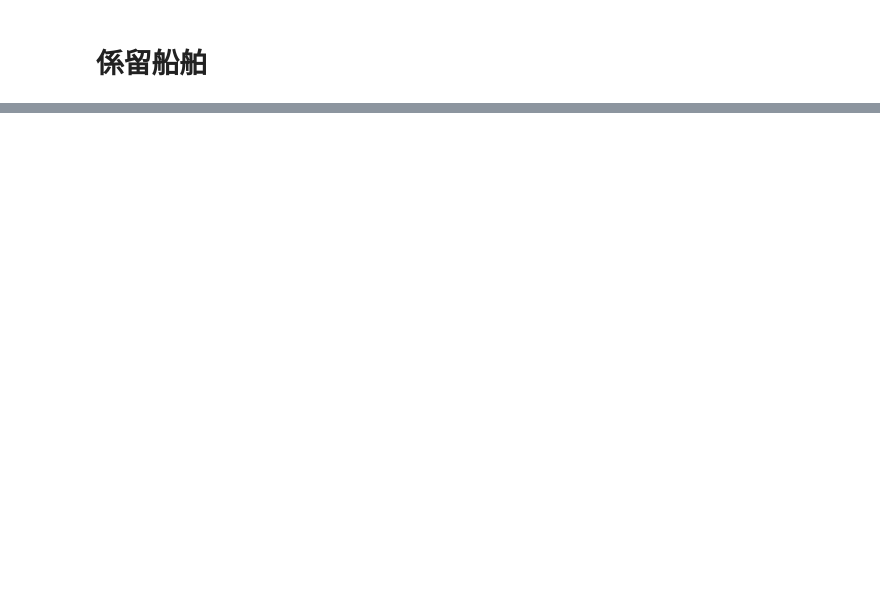
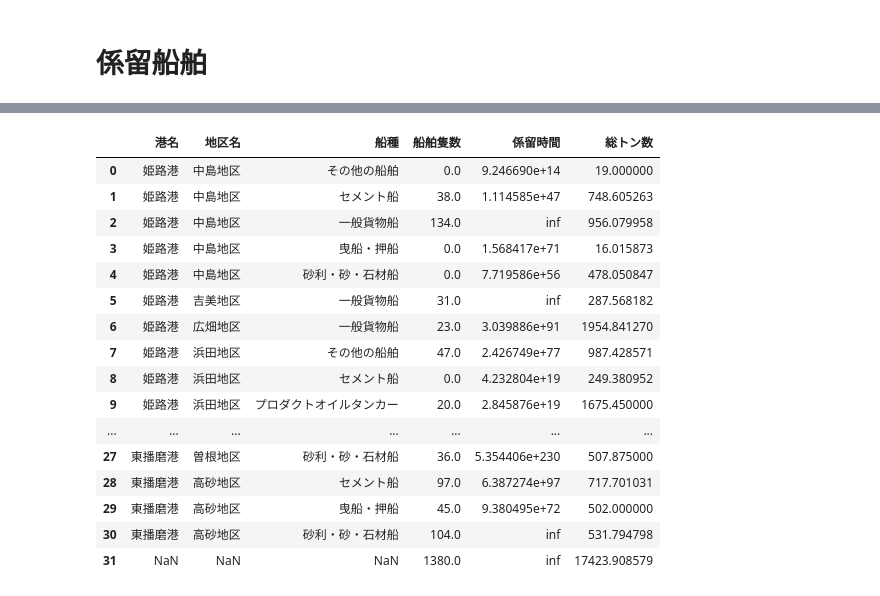
Before and after one commit to dicechick373/dicechick373, a Jupyter notebook: 港湾統計の分析.ipynb, the cells around one changed output, grey strips where cells are left out. Cells and saved outputs as stored; diff of their text form; code cells hidden in the pictures; blank space fills up the shorter version.

```diff
--- a/港湾統計の分析.ipynb
+++ b/港湾統計の分析.ipynb
@@ -211,0 +210,25 @@ df_res
+# %%
+path = '/content/drive/MyDrive/港湾統計（兵庫県）/港湾統計マスタ_2021.csv'
+
+df = get_ship(path)
+
+df = df.append(df.sum(numeric_only=True), ignore_index=True)
+df
+# %% [output]
+|  | 港名 | 地区名 | 船種 | 船舶隻数 | 係留時間 | 総トン数 |
+| 0 | 姫路港 | 中島地区 | その他の船舶 | 0.0 | 9.246690e+14 | 19.000000 |
+| 1 | 姫路港 | 中島地区 | セメント船 | 38.0 | 1.114585e+47 | 748.605263 |
+| 2 | 姫路港 | 中島地区 | 一般貨物船 | 134.0 | inf | 956.079958 |
+| 3 | 姫路港 | 中島地区 | 曳船・押船 | 0.0 | 1.568417e+71 | 16.015873 |
+| 4 | 姫路港 | 中島地区 | 砂利・砂・石材船 | 0.0 | 7.719586e+56 | 478.050847 |
+| 5 | 姫路港 | 吉美地区 | 一般貨物船 | 31.0 | inf | 287.568182 |
+| 6 | 姫路港 | 広畑地区 | 一般貨物船 | 23.0 | 3.039886e+91 | 1954.841270 |
+| 7 | 姫路港 | 浜田地区 | その他の船舶 | 47.0 | 2.426749e+77 | 987.428571 |
+| 8 | 姫路港 | 浜田地区 | セメント船 | 0.0 | 4.232804e+19 | 249.380952 |
+| 9 | 姫路港 | 浜田地区 | プロダクトオイルタンカー | 20.0 | 2.845876e+19 | 1675.450000 |
+| ... | ... | ... | ... | ... | ... | ... |
+| 27 | 東播磨港 | 曽根地区 | 砂利・砂・石材船 | 36.0 | 5.354406e+230 | 507.875000 |
+| 28 | 東播磨港 | 高砂地区 | セメント船 | 97.0 | 6.387274e+97 | 717.701031 |
+| 29 | 東播磨港 | 高砂地区 | 曳船・押船 | 45.0 | 9.380495e+72 | 502.000000 |
+| 30 | 東播磨港 | 高砂地区 | 砂利・砂・石材船 | 104.0 | inf | 531.794798 |
+| 31 | NaN | NaN | NaN | 1380.0 | inf | 17423.908579 |
```
Also changed, not shown: parts of 3 cells of this notebook.
